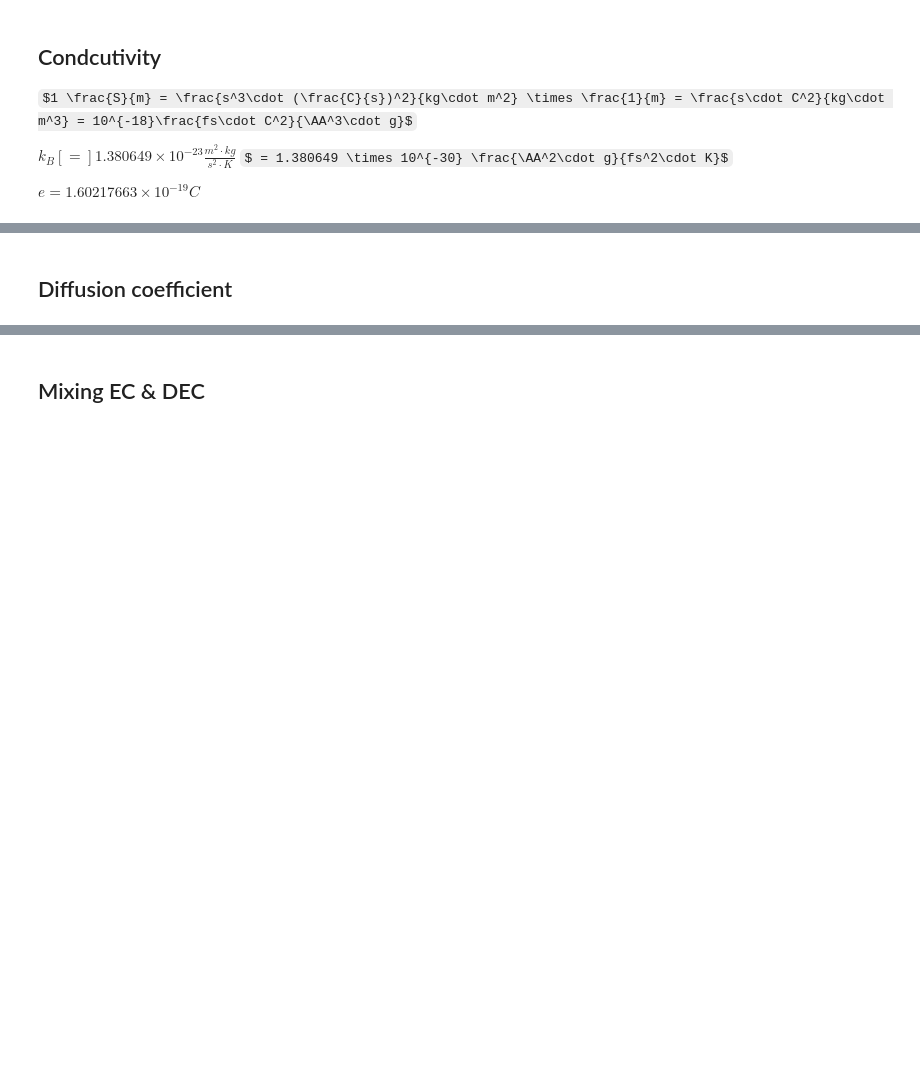
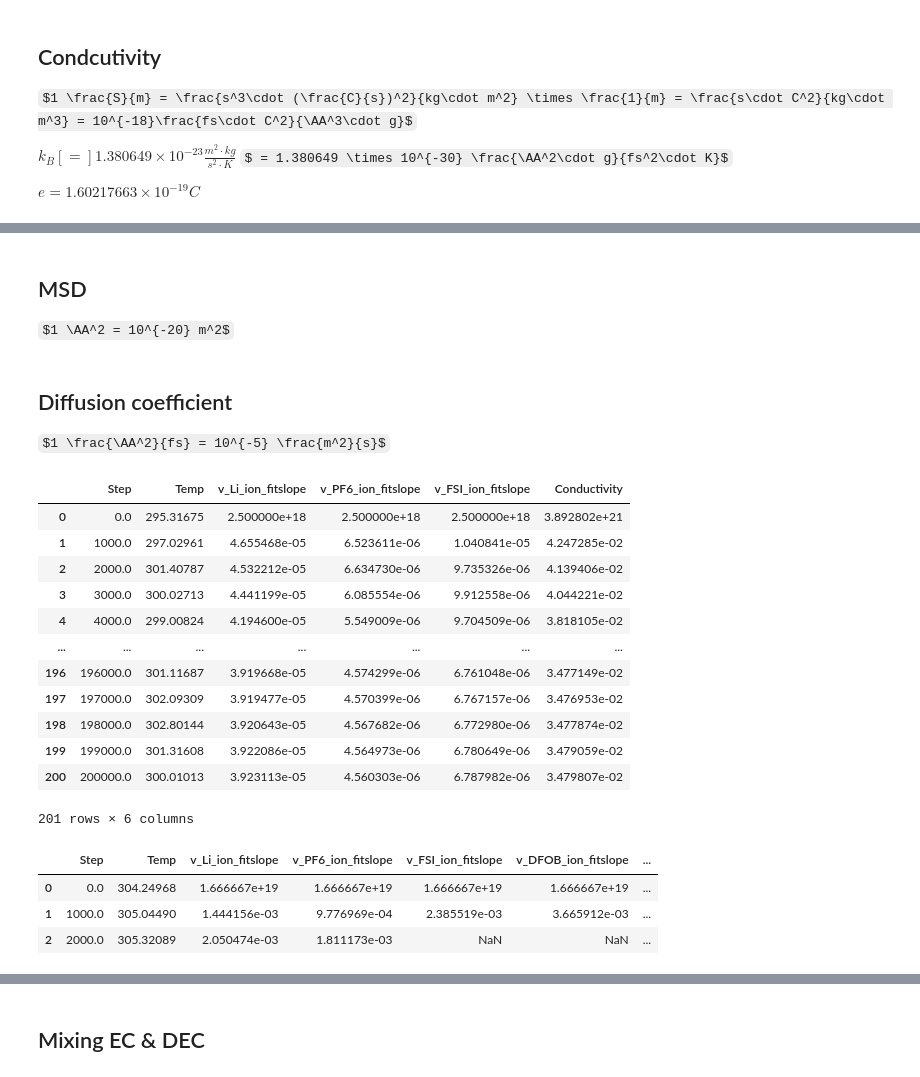
Before and after one commit to Andrewhuang723/ElectrolyteModeling, a Jupyter notebook: Electrolytes/visualized.ipynb, the cells around one changed output, grey strips where cells are left out. Saved outputs shown, nothing was run; the diff lists cells and outputs as text; code cells hidden in the pictures; some formulas as TeX source; blank space fills up the shorter version.

```diff
--- a/Electrolytes/visualized.ipynb
+++ b/Electrolytes/visualized.ipynb
@@ -510,6 +514,6 @@ D_an = 8.6e-6
 e = 1.60217663e-19
 kb = 1.380649e-30
 T = 300
-sigma = e**2 / (300 ** 3 * kb * 298) * (100 * D_ca + 100 * D_an)
+sigma = e**2 / (300 ** 3 * kb * 298) * (100 * 5 * D_ca + 100 * 6 * D_an)
 sigma * 1e18
 # %% [output]
@@ -523,3 +521,21 @@ abs(0.004067424413688562 - 0.00389) / 0.00389
+# %%
+def calculate_conductivity(N_anions: list, D_anions: list, N_cations: list, D_cations: list, V: float, T=300) -> float:
+    if len(D_anions) != len(N_anions):
+        raise Exception("N_anions mismatched with the length of D_anions")
+    if len(D_cations) != len(N_cations):
+        raise Exception("N_caions mismatched with the length of D_cations")
+
+    e = 1.60217663e-19
+    kb = 1.380649e-30
+
+    ND = sum([n_anion * d_anion for n_anion, d_anion in zip(N_anions, D_anions)]) + sum([n_cation * d_cation for n_cation, d_cation in zip(N_cations, D_cations)])
+
+    sigma = e**2 / (V * kb * T) * ND
+    return sigma * 1e18
+# %% [markdown]
+## MSD
+
+$1 \AA^2 = 10^{-20} m^2$
 # %%
 fig = go.Figure()
 
@@ -530,5 +546,60 @@ fig.update_layout(title='Li+ in EC Diffusivity v.s Time step',
                   yaxis_title=r'$Diffusion\ coefficient\ \frac{\angstrom^2}{fs}$')
 
 plot_url = py.plot(fig, filename='latex', include_mathjax='cdn')
-# %% [markdown]
-## Diffusion coefficient
+# %% [markdown]
+## Diffusion coefficient
+
+$1 \frac{\AA^2}{fs} = 10^{-5} \frac{m^2}{s}$
+# %%
+import pandas as pd
+
+def parse_MSD_log_file(filename):
+    flag = False
+    df_list = []
+    with open(filename, "r") as f:
+        for line in f.readlines():
+            if line != "\n" and line.rsplit()[0] == "Step":
+                flag = True
+            if line != "\n" and line.rsplit()[0] == "Loop":
+                flag = False
+            if flag:
+                df_list.append(line.rsplit())
+
+    df = pd.DataFrame(df_list[1:])
+    # df = df.iloc[:, 1:].astype(float)
+    # df = df.iloc[:, 0].astype(int)
+    df.columns = df_list[0]
+    return df.astype(float)
+
+X56_df = parse_MSD_log_file(filename="./Diffuse/X56/MSD/log.lammps")
+A49_df = parse_MSD_log_file(filename="./Diffuse/A49/MSD/log.lammps")
+A47_df = parse_MSD_log_file(filename="./Diffuse/A47/MSD/log.lammps")
+# %%
+X56_df["Conductivity"] = calculate_conductivity(N_anions=[33, 67], D_anions=[X56_df['v_FSI_ion_fitslope'], X56_df['v_PF6_ion_fitslope']],
+                                                N_cations=[101], D_cations=[X56_df['v_Li_ion_fitslope']], V=8e6)
+
+X56_df
+# %% [output]
+|  | Step | Temp | v_Li_ion_fitslope | v_PF6_ion_fitslope | v_FSI_ion_fitslope | Conductivity |
+| 0 | 0.0 | 295.31675 | 2.500000e+18 | 2.500000e+18 | 2.500000e+18 | 3.892802e+21 |
+| 1 | 1000.0 | 297.02961 | 4.655468e-05 | 6.523611e-06 | 1.040841e-05 | 4.247285e-02 |
+| 2 | 2000.0 | 301.40787 | 4.532212e-05 | 6.634730e-06 | 9.735326e-06 | 4.139406e-02 |
+| 3 | 3000.0 | 300.02713 | 4.441199e-05 | 6.085554e-06 | 9.912558e-06 | 4.044221e-02 |
+| 4 | 4000.0 | 299.00824 | 4.194600e-05 | 5.549009e-06 | 9.704509e-06 | 3.818105e-02 |
+| ... | ... | ... | ... | ... | ... | ... |
+| 196 | 196000.0 | 301.11687 | 3.919668e-05 | 4.574299e-06 | 6.761048e-06 | 3.477149e-02 |
+| 197 | 197000.0 | 302.09309 | 3.919477e-05 | 4.570399e-06 | 6.767157e-06 | 3.476953e-02 |
+| 198 | 198000.0 | 302.80144 | 3.920643e-05 | 4.567682e-06 | 6.772980e-06 | 3.477874e-02 |
+| 199 | 199000.0 | 301.31608 | 3.922086e-05 | 4.564973e-06 | 6.780649e-06 | 3.479059e-02 |
+| 200 | 200000.0 | 300.01013 | 3.923113e-05 | 4.560303e-06 | 6.787982e-06 | 3.479807e-02 |
+201 rows × 6 columns
+# %%
+A47_df["Conductivity"] = calculate_conductivity(N_anions=[34, 25, 4], D_anions=[A47_df['v_FSI_ion_fitslope'], A47_df['v_PF6_ion_fitslope'], A47_df['v_DFOB_ion_fitslope']],
+                                                N_cations=[34+25+4], D_cations=[A47_df['v_Li_ion_fitslope']], V=222*200*200)
+
+A47_df
+# %% [output]
+|  | Step | Temp | v_Li_ion_fitslope | v_PF6_ion_fitslope | v_FSI_ion_fitslope | v_DFOB_ion_fitslope | ... |
+| 0 | 0.0 | 304.24968 | 1.666667e+19 | 1.666667e+19 | 1.666667e+19 | 1.666667e+19 | ... |
+| 1 | 1000.0 | 305.04490 | 1.444156e-03 | 9.776969e-04 | 2.385519e-03 | 3.665912e-03 | ... |
+| 2 | 2000.0 | 305.32089 | 2.050474e-03 | 1.811173e-03 | NaN | NaN | ... |
```
Also changed, not shown: parts of 9 cells of this notebook.
